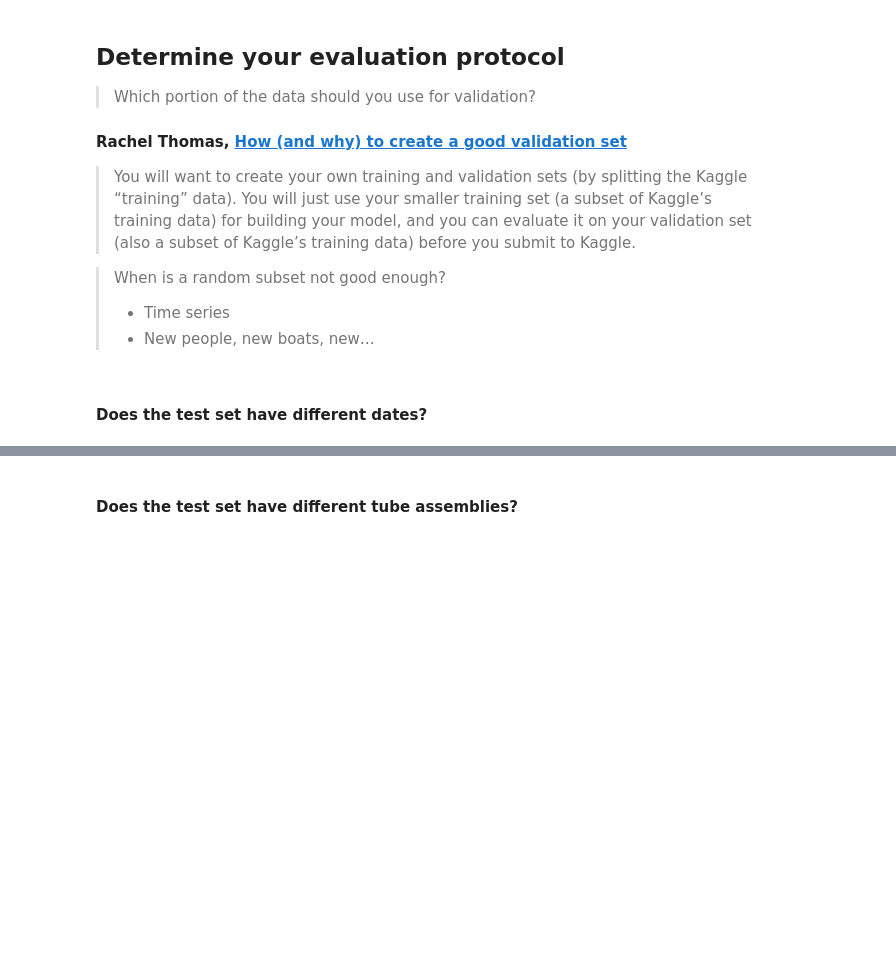
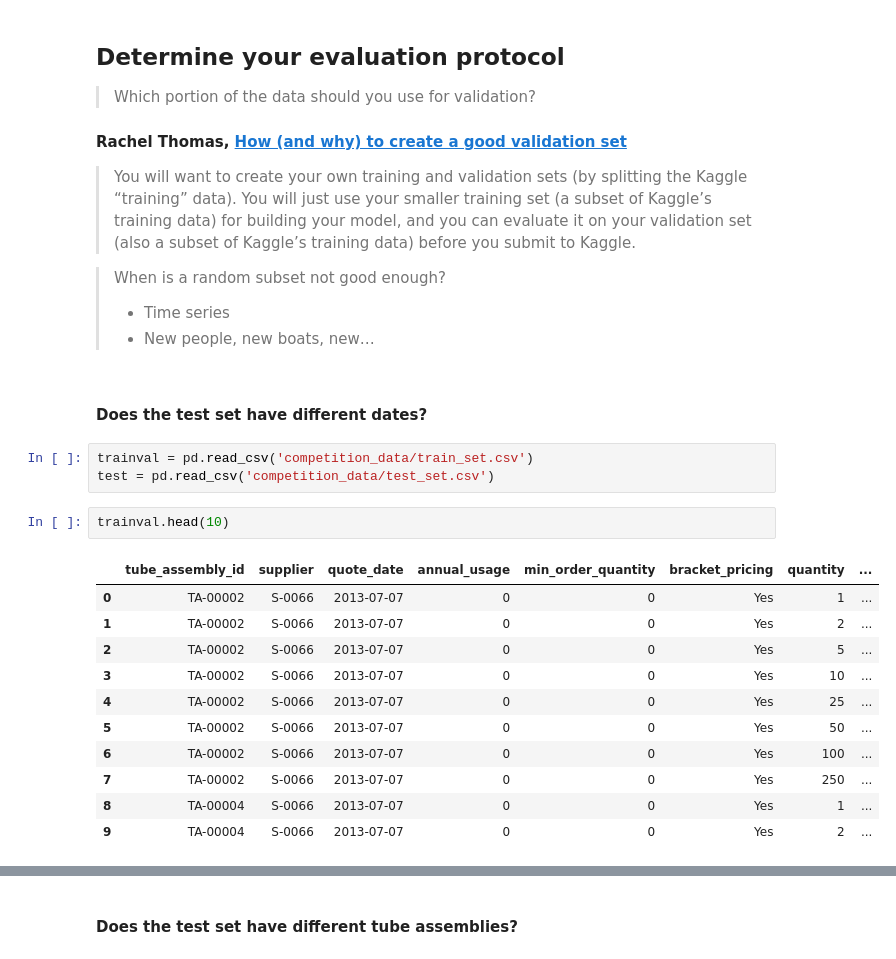
Before and after one commit to LambdaSchool/DEPRECATED-DS-Unit-2-Applied-Modeling, a Jupyter notebook: module1-log-linear-regression/log_linear_regression.ipynb, the cells around one changed output, grey strips where cells are left out. Cells and saved outputs as stored; diff of their text form; blank space fills up the shorter version.

```diff
--- a/module1-log-linear-regression/log_linear_regression.ipynb
+++ b/module1-log-linear-regression/log_linear_regression.ipynb
@@ -136,3 +197,20 @@ for path in glob('competition_data/*.csv'):
 > - New people, new boats, new…
 # %% [markdown]
 #### Does the test set have different dates?
+# %%
+trainval = pd.read_csv('competition_data/train_set.csv')
+test = pd.read_csv('competition_data/test_set.csv')
+# %%
+trainval.head(10)
+# %% [output]
+|  | tube_assembly_id | supplier | quote_date | annual_usage | min_order_quantity | bracket_pricing | quantity | ... |
+| 0 | TA-00002 | S-0066 | 2013-07-07 | 0 | 0 | Yes | 1 | ... |
+| 1 | TA-00002 | S-0066 | 2013-07-07 | 0 | 0 | Yes | 2 | ... |
+| 2 | TA-00002 | S-0066 | 2013-07-07 | 0 | 0 | Yes | 5 | ... |
+| 3 | TA-00002 | S-0066 | 2013-07-07 | 0 | 0 | Yes | 10 | ... |
+| 4 | TA-00002 | S-0066 | 2013-07-07 | 0 | 0 | Yes | 25 | ... |
+| 5 | TA-00002 | S-0066 | 2013-07-07 | 0 | 0 | Yes | 50 | ... |
+| 6 | TA-00002 | S-0066 | 2013-07-07 | 0 | 0 | Yes | 100 | ... |
+| 7 | TA-00002 | S-0066 | 2013-07-07 | 0 | 0 | Yes | 250 | ... |
+| 8 | TA-00004 | S-0066 | 2013-07-07 | 0 | 0 | Yes | 1 | ... |
+| 9 | TA-00004 | S-0066 | 2013-07-07 | 0 | 0 | Yes | 2 | ... |
```
Also changed, not shown: parts of 16 cells of this notebook.
